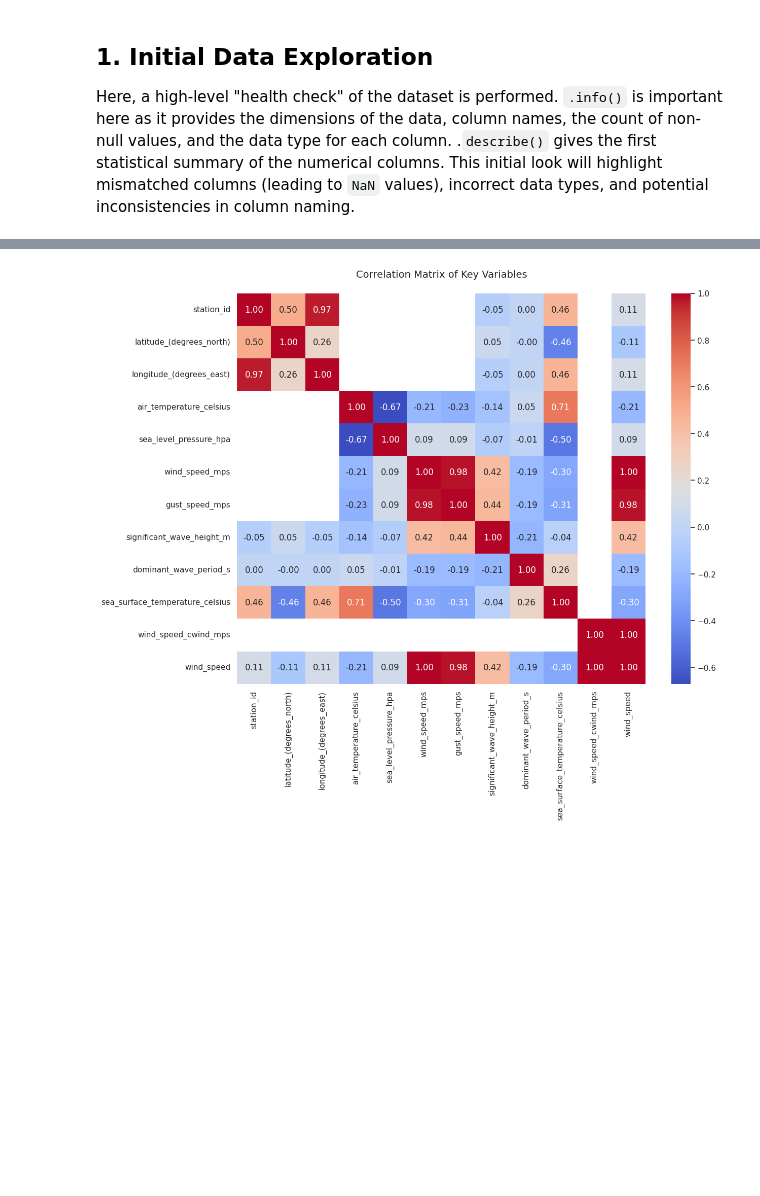
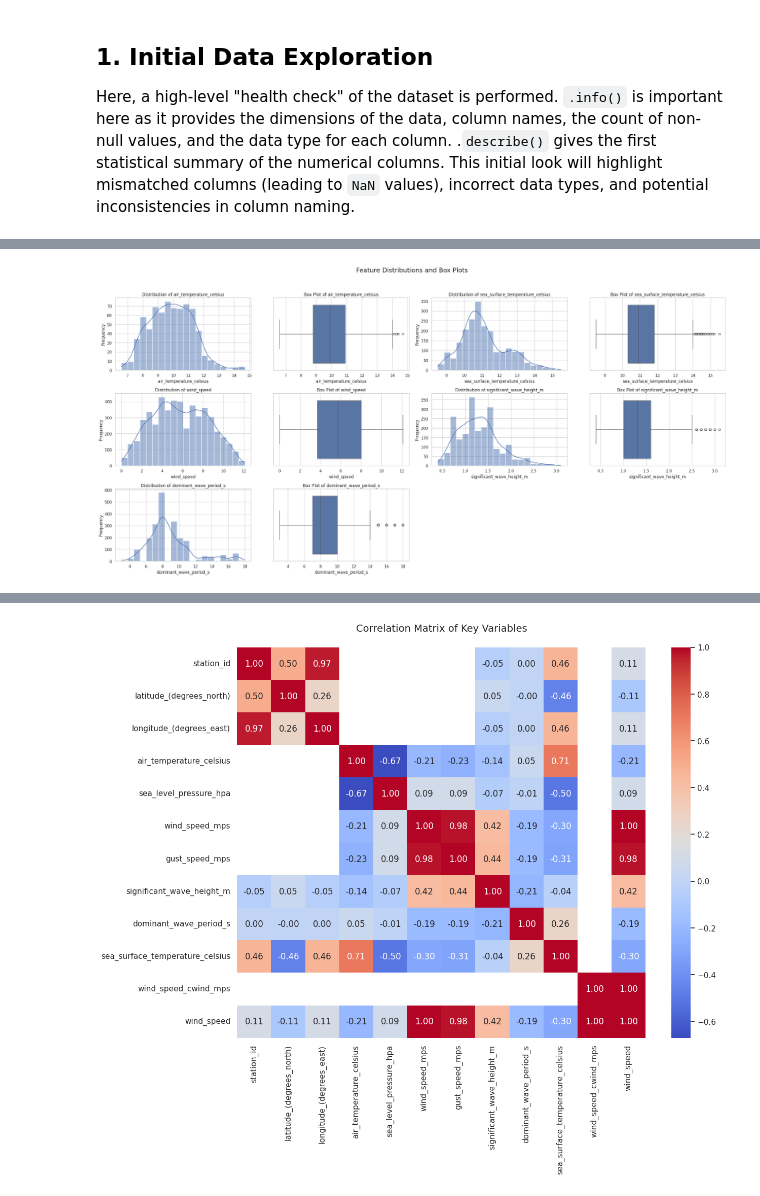
Before and after one commit to shama-llama/noaa-dataset-project, a Jupyter notebook: notebooks/dataset_description.ipynb, the cells around one changed output, grey strips where cells are left out. Cells and saved outputs as stored; diff of their text form; code cells hidden in the pictures; blank space fills up the shorter version.

```diff
--- a/notebooks/dataset_description.ipynb
+++ b/notebooks/dataset_description.ipynb
@@ -374 +415,42 @@ for col in viz_cols:
+# %%
+viz_cols = [
+    'air_temperature_celsius', 'sea_surface_temperature_celsius',
+    'wind_speed', 'significant_wave_height_m', 'dominant_wave_period_s'
+]
+
+n_features = len(viz_cols)
+n_cols = 4
+n_rows = (n_features + 1) // 2
+
+fig, axes = plt.subplots(n_rows, n_cols, figsize=(25, 4 * n_rows))
+fig.suptitle("Feature Distributions and Box Plots", fontsize=18, y=1.02)
+
+for i, col in enumerate(viz_cols):
+    row = i // 2
+    col_pos = (i % 2) * 2  # 0 or 2
+
+    data = df[col].dropna()
+    color = sns.color_palette("tab20c")[i % 20]
+
+    # Histogram
+    sns.histplot(data, kde=True, bins=20, ax=axes[row, col_pos])
+    axes[row, col_pos].set_title(f'Distribution of {col}')
+    axes[row, col_pos].set_xlabel(col)
+    axes[row, col_pos].set_ylabel('Frequency')
+
+    # Boxplot
+    sns.boxplot(x=data, ax=axes[row, col_pos + 1])
+    axes[row, col_pos + 1].set_title(f'Box Plot of {col}')
+    axes[row, col_pos + 1].set_xlabel(col)
+
+# Hide any unused subplots
+if len(viz_cols) % 2 != 0:
+    axes[-1, -2].axis('off')
+    axes[-1, -1].axis('off')
+
+plt.tight_layout()
+plt.subplots_adjust(top=0.92)
+plt.show()
+# %% [output]
+[figure, added]
 # %% [markdown]
```
Also changed, not shown: parts of 68 cells of this notebook, 4 other files.
